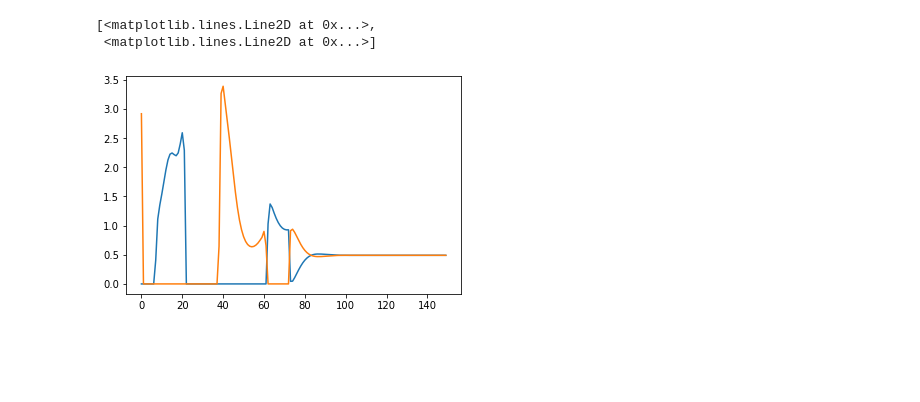
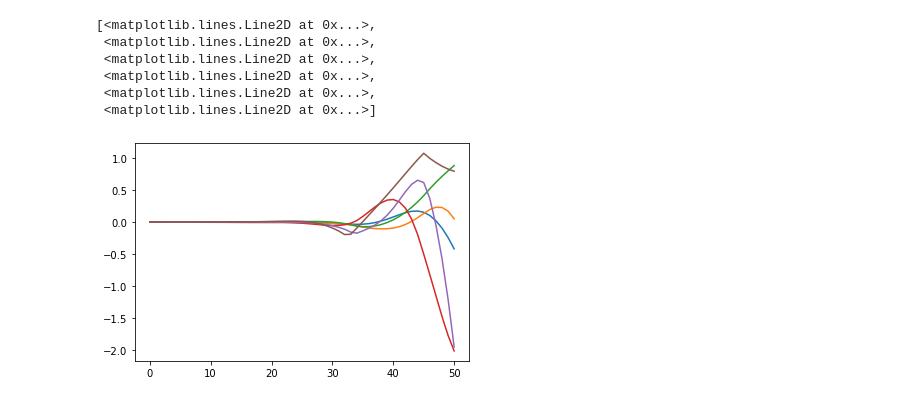
Before and after one commit to ialab-yale/robot_fundamentals, a Jupyter notebook: examples/opt_control/drone_flip_opt_casadi.ipynb, the cells around one changed output. Saved outputs shown, nothing was run; the diff lists cells and outputs as text; code cells hidden in the pictures; blank space fills up the shorter version.

```diff
--- a/examples/opt_control/drone_flip_opt_casadi.ipynb
+++ b/examples/opt_control/drone_flip_opt_casadi.ipynb
@@ -78,10 +78,13 @@ Number of nonzeros in Lagrangian Hessian.............:     1506
 # %%
-# plt.plot(opti.debug.value(x).T)
+plt.plot(opti.debug.value(x).T)
 # plt.plot(opti.debug.value(u).T)
 
 # plt.plot(sol.value(x).T[:,:3])
-plt.plot(sol.value(u).T)
 # %% [output]
 [<matplotlib.lines.Line2D at 0x...>,
+ <matplotlib.lines.Line2D at 0x...>,
+ <matplotlib.lines.Line2D at 0x...>,
+ <matplotlib.lines.Line2D at 0x...>,
+ <matplotlib.lines.Line2D at 0x...>,
  <matplotlib.lines.Line2D at 0x...>]
-[figure, old version]
+[figure, new version]
```
Also changed, not shown: parts of 4 cells of this notebook, 4 other files.
